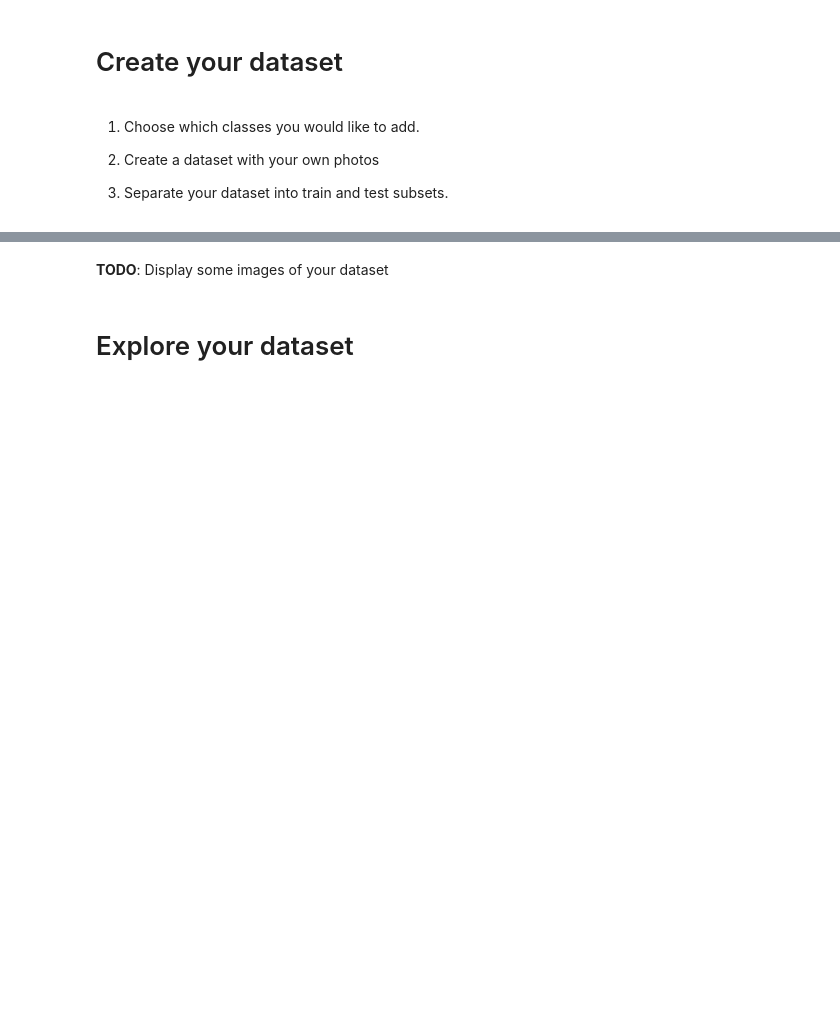
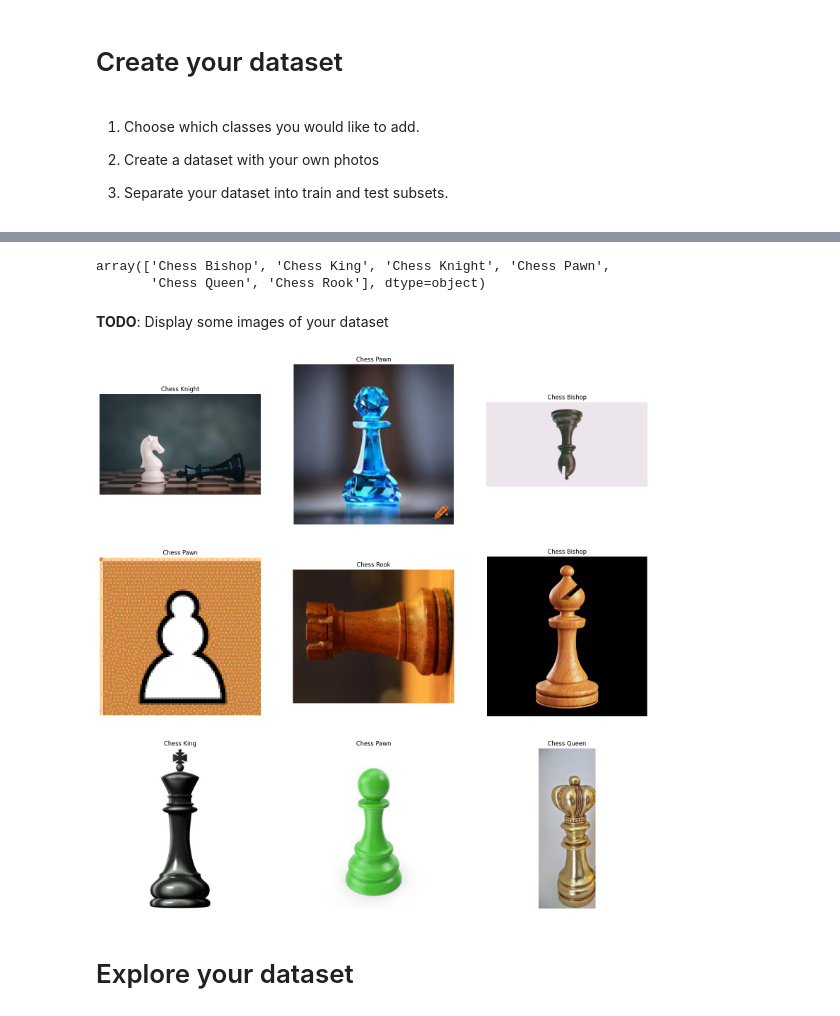
Before and after one commit to mvitoriacoliveira/ARN-Labo5, a Jupyter notebook: TransferLearning_part2.ipynb, the cells around one changed output, grey strips where cells are left out. Saved outputs shown, nothing was run; the diff lists cells and outputs as text; code cells hidden in the pictures; blank space fills up the shorter version.

```diff
--- a/TransferLearning_part2.ipynb
+++ b/TransferLearning_part2.ipynb
@@ -8,3 +29,20 @@
 2) Create a dataset with your own photos
 
 3) Separate your dataset into train and test subsets.
+# %%
+QUERIES = [
+    "Chess King", "Chess Queen", "Chess Rook",
+    "Chess Bishop", "Chess Knight", "Chess Pawn"
+]
+OUTPUT_DIR_BASE = '/dataset_images_part2'
+NB_IMAGES = 50
+
+#for query in QUERIES:
+#    downloader.download(
+#        query, limit = NB_IMAGES,  output_dir=OUTPUT_DIR_BASE,
+#        adult_filter_off=False, force_replace=False, timeout=15
+#    )
+# %%
+#lABEL_PATH = 'labels.txt'
+TRAINING_DATASET_PATH = 'dataset_images_part2/training_dataset/'
+TEST_DATASET_PATH = 'dataset_images_part2/test_dataset/'
@@ -12,6 +62,8 @@
 import os
 import pandas as pd
 from glob import glob
+
+path = OUTPUT_DIR_BASE
 
 def create_dataframe_from_directories(path):
     data = []
@@ -30,0 +80,3 @@ test_df = create_dataframe_from_directories("dataset_test")
+# %%
+train_df = create_dataframe_from_directories(TRAINING_DATASET_PATH)
+train_df
@@ -31,8 +118,27 @@ test_df = create_dataframe_from_directories("dataset_test")
 # %%
 LABEL_NAMES = pd.unique(train_df['label'])
 LABEL_NAMES
+# %% [output]
+array(['Chess Bishop', 'Chess King', 'Chess Knight', 'Chess Pawn',
+       'Chess Queen', 'Chess Rook'], dtype=object)
 # %% [markdown]
 **TODO**: Display some images of your dataset
+# %%
+import matplotlib.pyplot as plt
+import PIL
+import PIL.Image
+
+plt.figure(figsize=(20, 20))
+
+i = 0
+for _, rowdata in train_df.sample(frac=1).head(9).iterrows():
+    ax = plt.subplot(3, 3, i + 1)
+    plt.imshow(PIL.Image.open(rowdata.path))
+    plt.title(rowdata.label)
+    plt.axis("off")
+    i += 1
+# %% [output]
+[figure, added]
 # %% [markdown]
 # Explore your dataset
 # %% [markdown]
```
Also changed, not shown: parts of 8 cells of this notebook.
